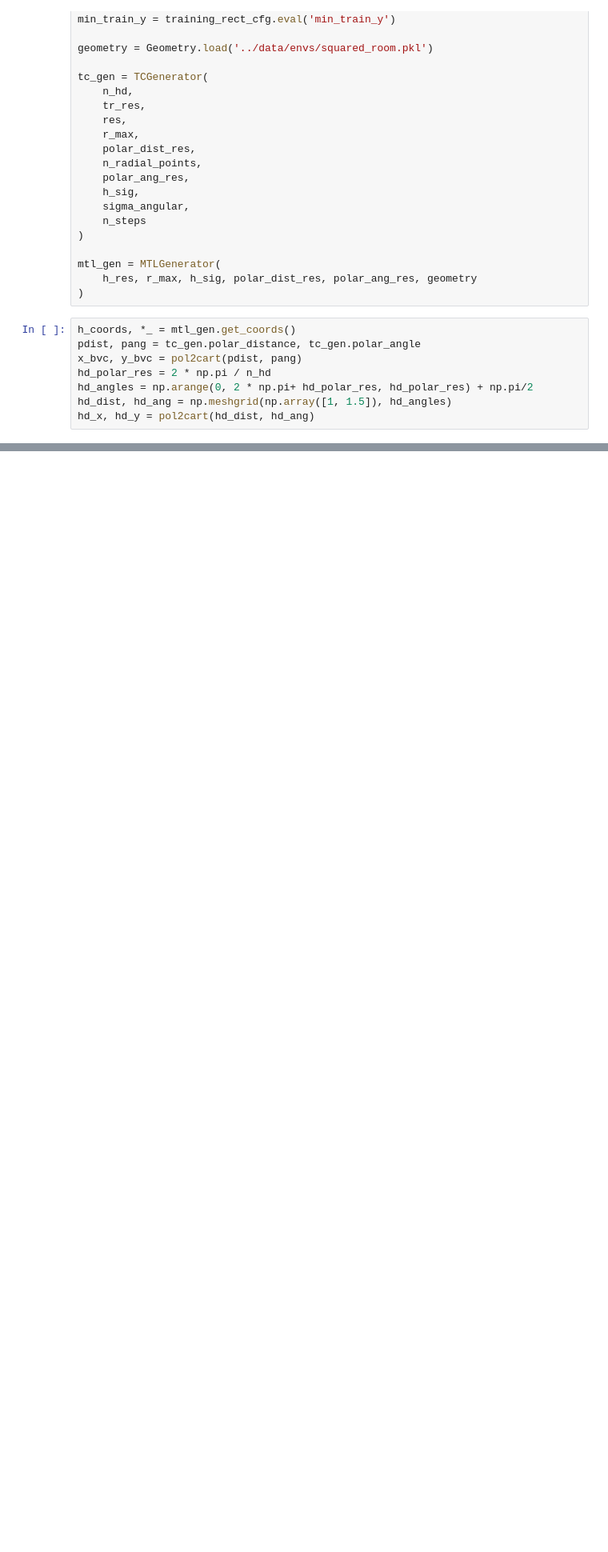
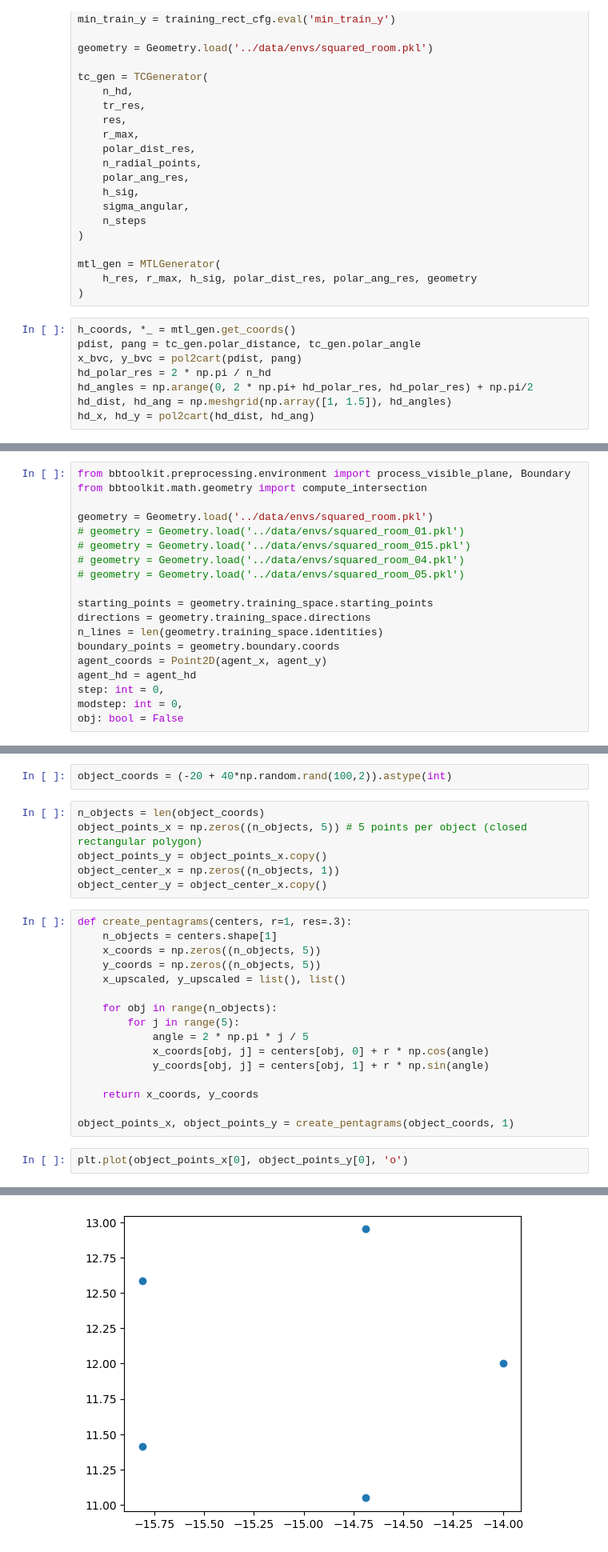
Before and after one commit to 1101AlexZab1011/SpatialMemory, a Jupyter notebook: dev/main.ipynb, the cells around one changed output, grey strips where cells are left out. Shown at 80% size. Cells and saved outputs as stored; diff of their text form; blank space fills up the shorter version.

Commit message:
new environment maker

```diff
--- a/dev/main.ipynb
+++ b/dev/main.ipynb
@@ -216,0 +310,19 @@ hd_x, hd_y = pol2cart(hd_dist, hd_ang)
+# %%
+from bbtoolkit.preprocessing.environment import process_visible_plane, Boundary
+from bbtoolkit.math.geometry import compute_intersection
+
+geometry = Geometry.load('../data/envs/squared_room.pkl')
+# geometry = Geometry.load('../data/envs/squared_room_01.pkl')
+# geometry = Geometry.load('../data/envs/squared_room_015.pkl')
+# geometry = Geometry.load('../data/envs/squared_room_04.pkl')
+# geometry = Geometry.load('../data/envs/squared_room_05.pkl')
+
+starting_points = geometry.training_space.starting_points
+directions = geometry.training_space.directions
+n_lines = len(geometry.training_space.identities)
+boundary_points = geometry.boundary.coords
+agent_coords = Point2D(agent_x, agent_y)
+agent_hd = agent_hd
+step: int = 0,
+modstep: int = 0,
+obj: bool = False
@@ -216,0 +547,27 @@ hd_x, hd_y = pol2cart(hd_dist, hd_ang)
+# %%
+object_coords = (-20 + 40*np.random.rand(100,2)).astype(int)
+# %%
+n_objects = len(object_coords)
+object_points_x = np.zeros((n_objects, 5)) # 5 points per object (closed rectangular polygon)
+object_points_y = object_points_x.copy()
+object_center_x = np.zeros((n_objects, 1))
+object_center_y = object_center_x.copy()
+# %%
+def create_pentagrams(centers, r=1, res=.3):
+    n_objects = centers.shape[1]
+    x_coords = np.zeros((n_objects, 5))
+    y_coords = np.zeros((n_objects, 5))
+    x_upscaled, y_upscaled = list(), list()
+
+    for obj in range(n_objects):
+        for j in range(5):
+            angle = 2 * np.pi * j / 5
+            x_coords[obj, j] = centers[obj, 0] + r * np.cos(angle)
+            y_coords[obj, j] = centers[obj, 1] + r * np.sin(angle)
+
+    return x_coords, y_coords
+
+object_points_x, object_points_y = create_pentagrams(object_coords, 1)
+# %%
+plt.plot(object_points_x[0], object_points_y[0], 'o')
+# %% [output]
@@ -216,0 +575 @@ hd_x, hd_y = pol2cart(hd_dist, hd_ang)
+[figure, added]
```
Also changed, not shown: parts of 83 cells of this notebook, 25 other files.
